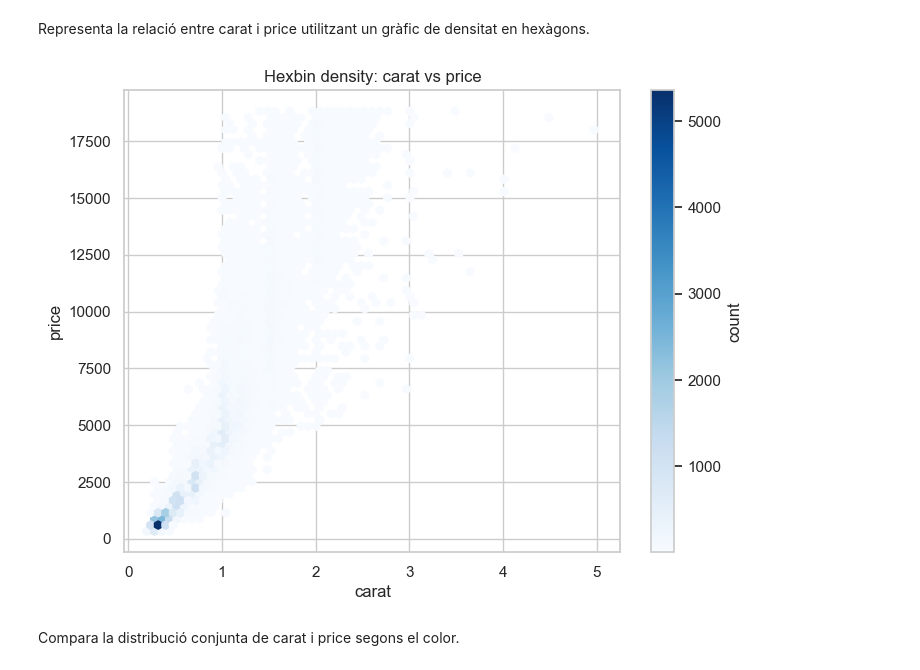
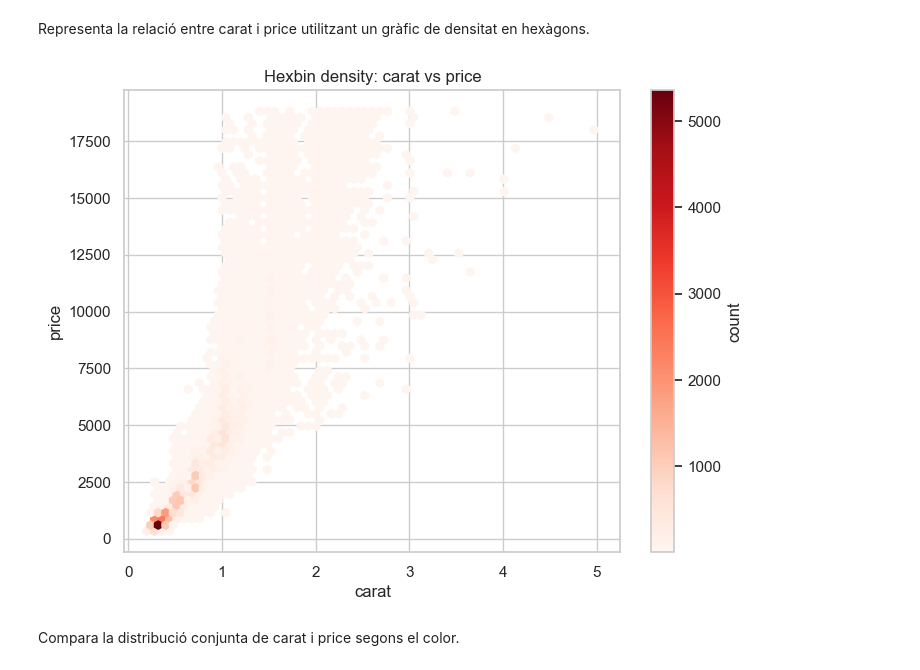
Before and after one commit to h3rm3x/DAM, a Jupyter notebook: Segundo/ERD/Ejercicios_UD2/Exercici 2.4. Visualització de dades.ipynb, the cells around one changed output. Saved outputs shown, nothing was run; the diff lists cells and outputs as text; code cells hidden in the pictures.

```diff
--- a/Segundo/ERD/Ejercicios_UD2/Exercici 2.4. Visualització de dades.ipynb
+++ b/Segundo/ERD/Ejercicios_UD2/Exercici 2.4. Visualització de dades.ipynb
@@ -45,14 +45,14 @@ Representa la relació entre carat i price utilitzant un gràfic de densitat en
 # %%
 # Hexbin density of carat vs price
 plt.figure(figsize=(8,6))
-plt.hexbin(diamonds_df['carat'], diamonds_df['price'], gridsize=60, cmap='Blues', mincnt=1)
+plt.hexbin(diamonds_df['carat'], diamonds_df['price'], gridsize=60, cmap='Reds', mincnt=1)
 plt.colorbar(label='count')
 plt.xlabel('carat')
 plt.ylabel('price')
 plt.title('Hexbin density: carat vs price')
 plt.show()
 # %% [output]
-[figure, old version]
+[figure, new version]
 # %% [markdown]
 Compara la distribució conjunta de carat i price segons el color.
 # %%
```
Also changed, not shown: 9 other files.
